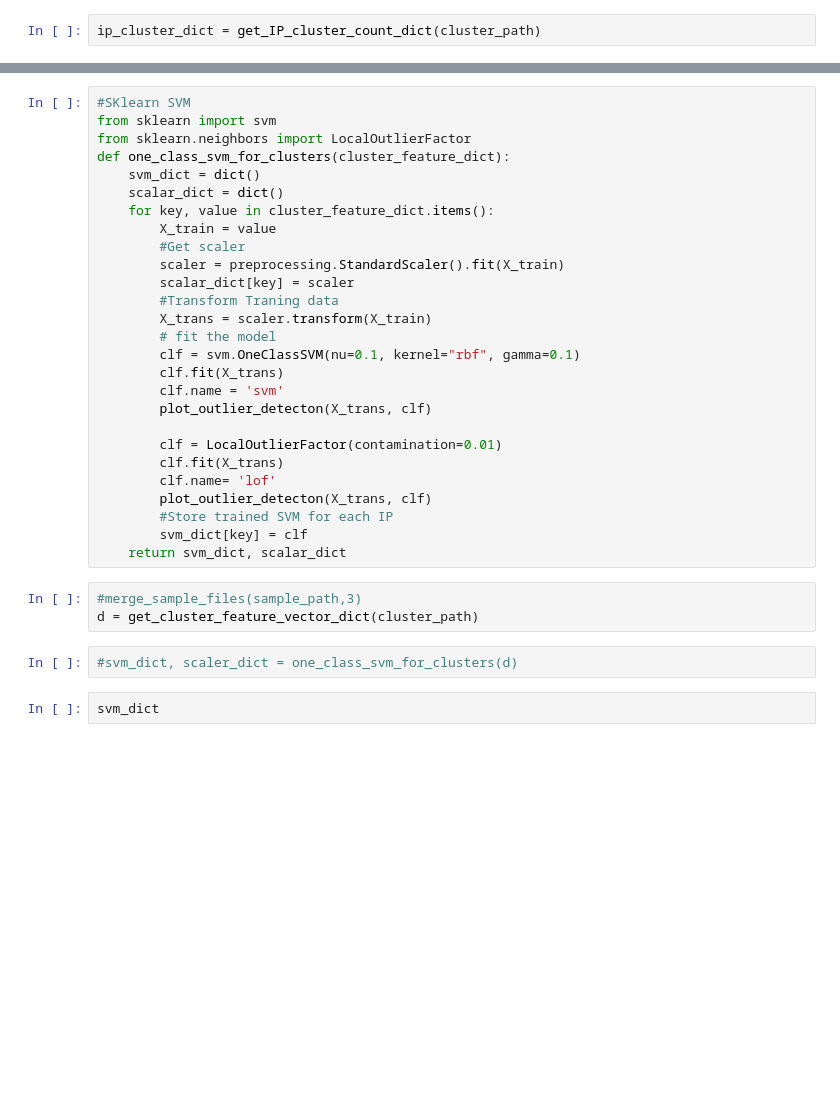
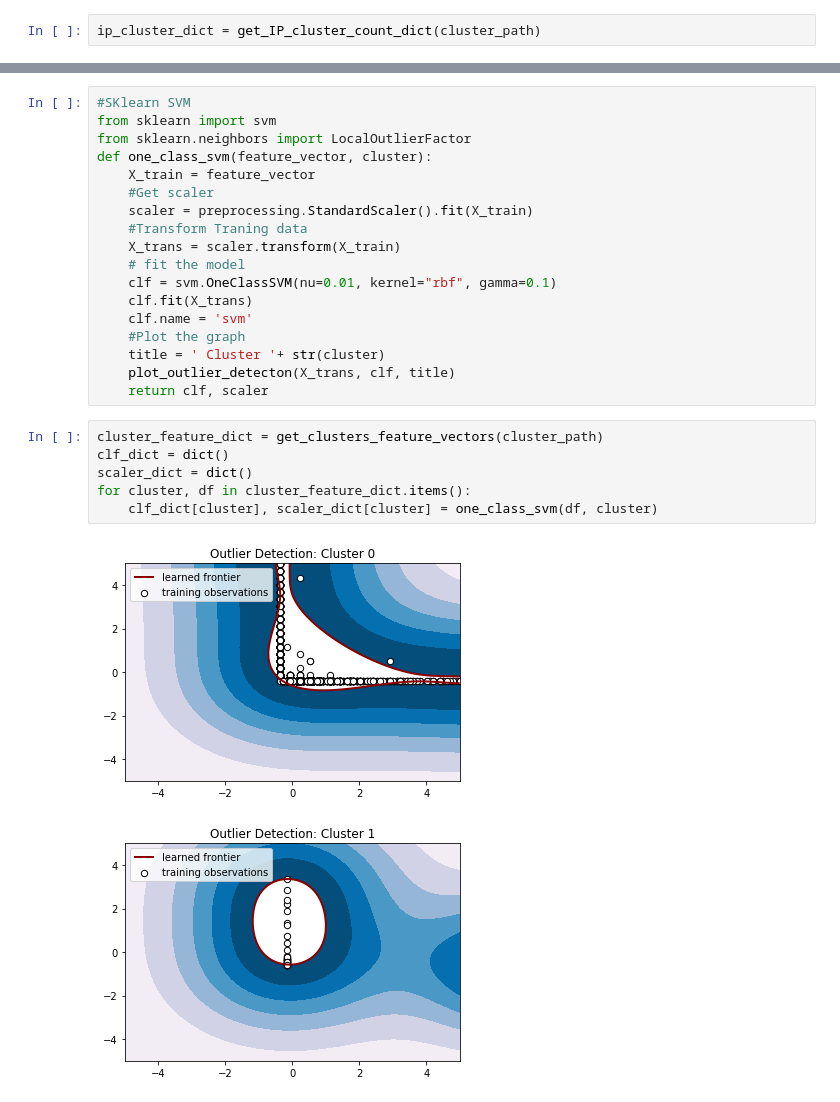
Before and after one commit to arpitgawande/ThesisPrograms, a Jupyter notebook: notebooks/IP_clustering.ipynb, the cells around one changed output, grey strips where cells are left out. Saved outputs shown, nothing was run; the diff lists cells and outputs as text; blank space fills up the shorter version.

```diff
--- a/notebooks/IP_clustering.ipynb
+++ b/notebooks/IP_clustering.ipynb
@@ -393,33 +497,26 @@ def plot_outlier_detecton(X_train, clf):
 #SKlearn SVM
 from sklearn import svm
 from sklearn.neighbors import LocalOutlierFactor
-def one_class_svm_for_clusters(cluster_feature_dict):
-    svm_dict = dict()
-    scalar_dict = dict()
-    for key, value in cluster_feature_dict.items():
-        X_train = value
-        #Get scaler
-        scaler = preprocessing.StandardScaler().fit(X_train)
-        scalar_dict[key] = scaler
-        #Transform Traning data
-        X_trans = scaler.transform(X_train)
-        # fit the model
-        clf = svm.OneClassSVM(nu=0.1, kernel="rbf", gamma=0.1)
-        clf.fit(X_trans)
-        clf.name = 'svm'
-        plot_outlier_detecton(X_trans, clf)
-
-        clf = LocalOutlierFactor(contamination=0.01)
-        clf.fit(X_trans)
-        clf.name= 'lof'
-        plot_outlier_detecton(X_trans, clf)
-        #Store trained SVM for each IP
-        svm_dict[key] = clf
-    return svm_dict, scalar_dict
+def one_class_svm(feature_vector, cluster):
+    X_train = feature_vector
+    #Get scaler
+    scaler = preprocessing.StandardScaler().fit(X_train)
+    #Transform Traning data
+    X_trans = scaler.transform(X_train)
+    # fit the model
+    clf = svm.OneClassSVM(nu=0.01, kernel="rbf", gamma=0.1)
+    clf.fit(X_trans)
+    clf.name = 'svm'
+    #Plot the graph
+    title = ' Cluster '+ str(cluster)
+    plot_outlier_detecton(X_trans, clf, title)
+    return clf, scaler
-# %%
-#merge_sample_files(sample_path,3)
-d = get_cluster_feature_vector_dict(cluster_path)
-# %%
-#svm_dict, scaler_dict = one_class_svm_for_clusters(d)
-# %%
-svm_dict
+# %%
+cluster_feature_dict = get_clusters_feature_vectors(cluster_path)
+clf_dict = dict()
+scaler_dict = dict()
+for cluster, df in cluster_feature_dict.items():
+    clf_dict[cluster], scaler_dict[cluster] = one_class_svm(df, cluster)
+# %% [output]
+[figure, added]
+[figure, added]
```
Also changed, not shown: parts of 25 cells of this notebook, 1 other file.
